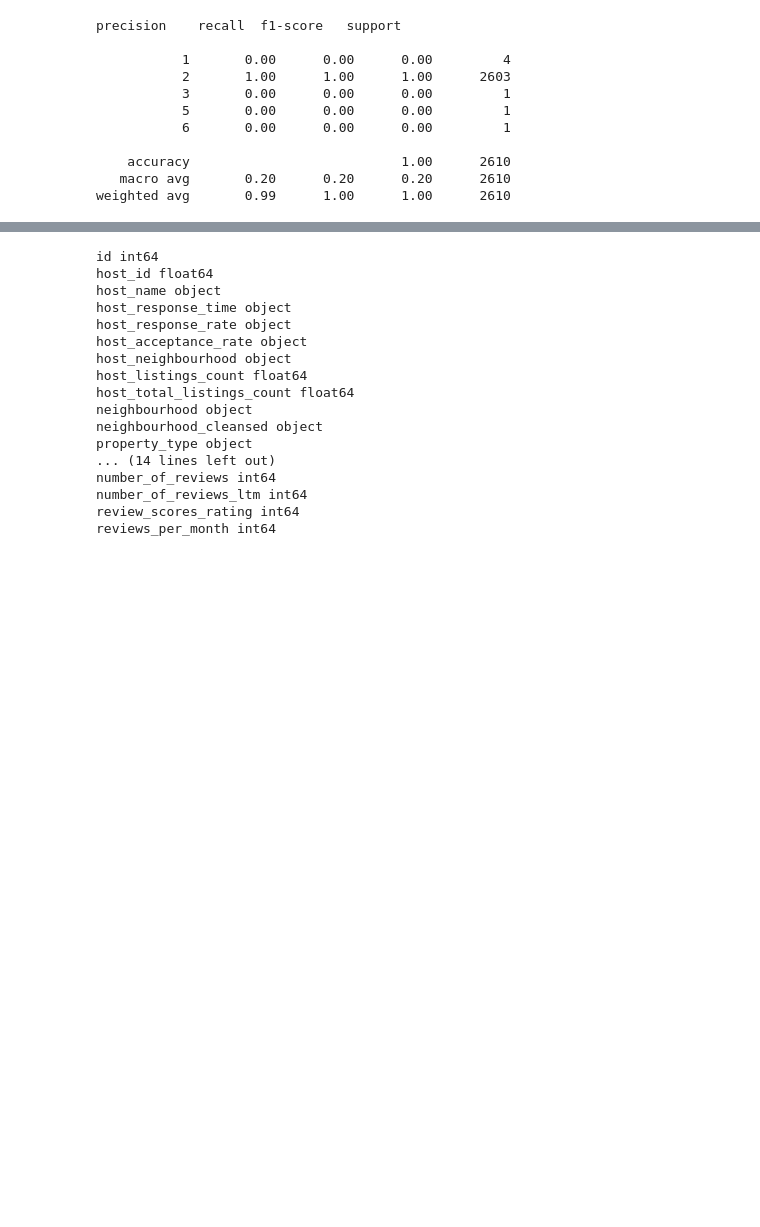
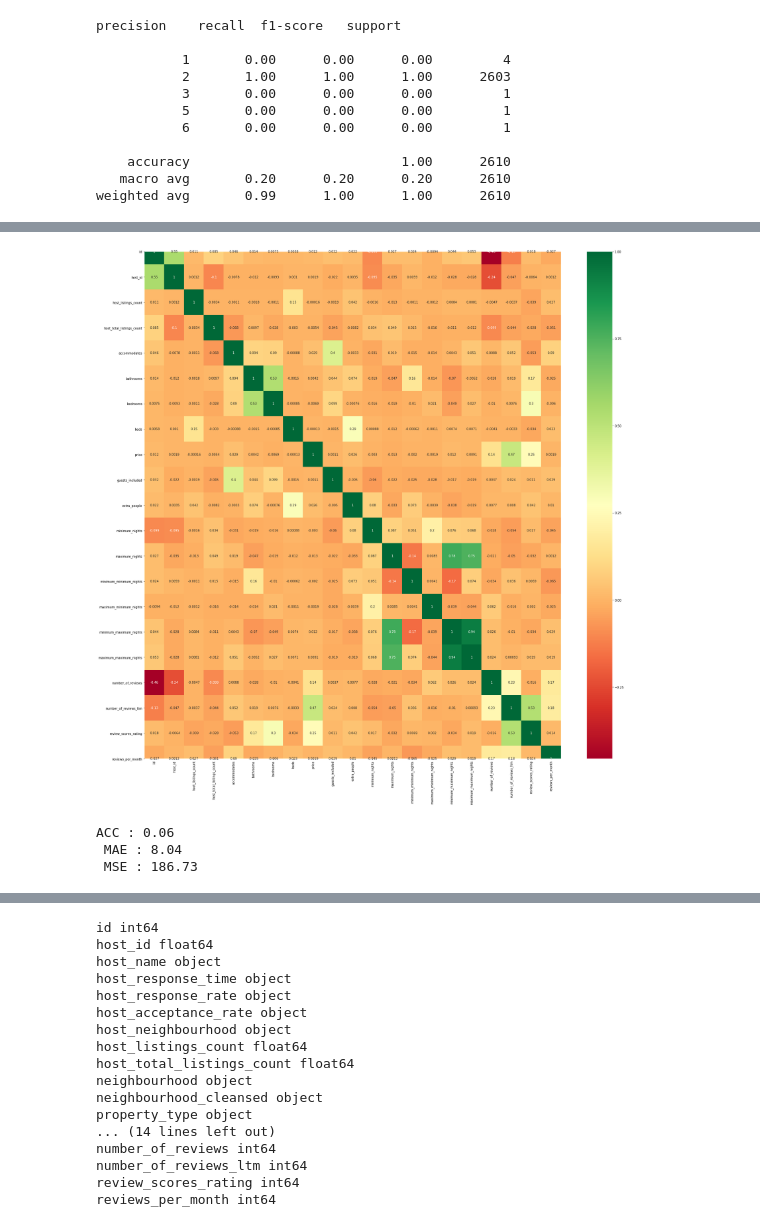
Before and after one commit to npmitaart/machine-learning, a Jupyter notebook: scriptFT.ipynb, the cells around one changed output, grey strips where cells are left out. Cells and saved outputs as stored; diff of their text form; code cells hidden in the pictures; blank space fills up the shorter version.

```diff
--- a/scriptFT.ipynb
+++ b/scriptFT.ipynb
@@ -239,0 +252,14 @@ weighted avg       0.99      1.00      1.00      2610
+# %%
+#load data
+df = pd.read_csv("dataset.csv")
+
+#check NaN values
+print(df.isna().values.any())
+
+#check total missing values
+print(df.isnull().sum())
+
+#remove unnamed columns
+df = df.loc[:, ~df.columns.str.contains('^Unnamed')]
+
+df.fillna(0)
@@ -239,0 +347,8 @@ weighted avg       0.99      1.00      1.00      2610
+# %%
+#data cleansing
+for i in df:
+    print(i, df[i].dtypes)
+    if df[i].isna().values.any() and df[i].dtypes != object:
+        df[i] = df[i].fillna(df[i].median())
+
+train, test = train_test_split(df, test_size=0.2)
@@ -239,0 +373,11 @@ weighted avg       0.99      1.00      1.00      2610
+# %%
+#find good features using correlation matrix heatmap
+X = df.iloc[:, 0:29]
+y = df["review_scores_rating"]
+
+corrmat = df.corr()
+top_corr_features = corrmat.index
+plt.figure(figsize=(30,30))
+g = sb.heatmap(df[top_corr_features].corr(), annot=True, cmap="RdYlGn")
+# %% [output]
+[figure, added]
@@ -239,0 +387,14 @@ weighted avg       0.99      1.00      1.00      2610
+# %%
+#evaluate model
+classification = KNN.predict(test[["price", "number_of_reviews_ltm"]])
+accuracy = accuracy_score(test["review_scores_rating"], classification)
+MAE = mean_absolute_error(test["review_scores_rating"], classification)
+MSE = mean_squared_error(test["review_scores_rating"], classification)
+
+print(" ACC : %.2f" % accuracy)
+print(" MAE : %.2f" % MAE)
+print(" MSE : %.2f" % MSE)
+# %% [output]
+ACC : 0.06
+ MAE : 8.04
+ MSE : 186.73
```
Also changed, not shown: parts of 14 cells of this notebook.
